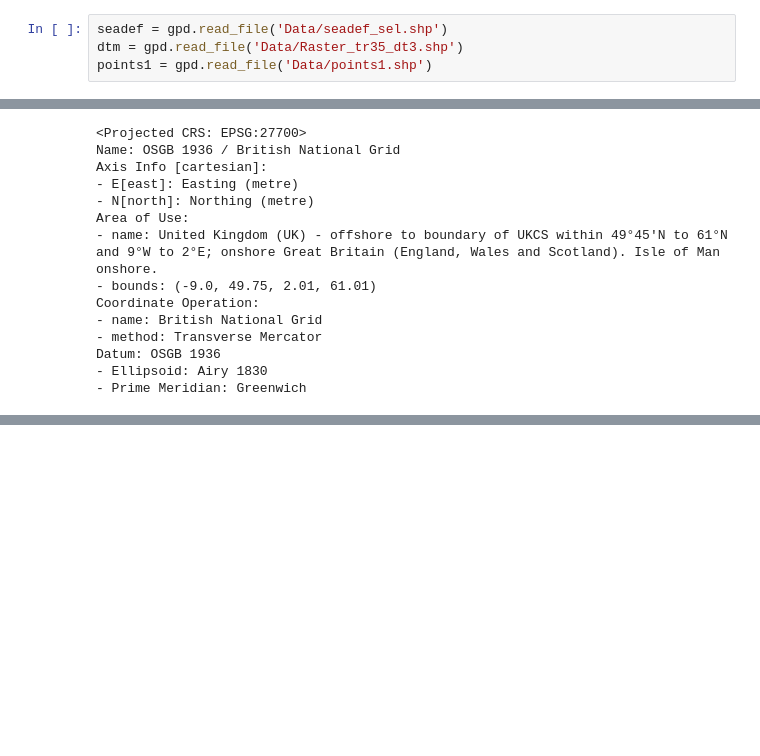
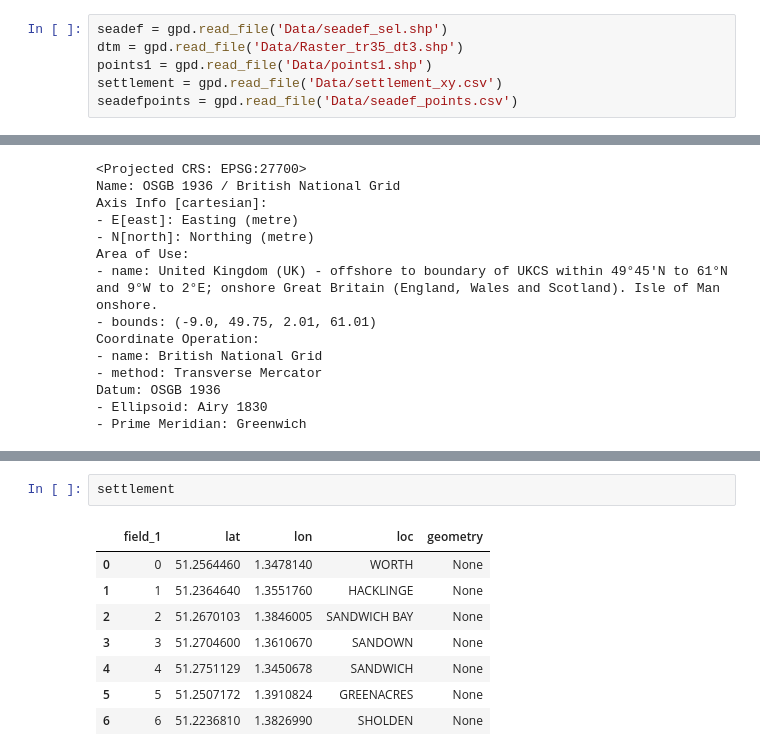
Before and after one commit to pjb41/PBridgesAssignment, a Jupyter notebook: Assign_workings.ipynb, the cells around one changed output, grey strips where cells are left out. Cells and saved outputs as stored; diff of their text form; blank space fills up the shorter version.

```diff
--- a/Assign_workings.ipynb
+++ b/Assign_workings.ipynb
@@ -17,6 +16,8 @@ plt.ion()
 seadef = gpd.read_file('Data/seadef_sel.shp')
 dtm = gpd.read_file('Data/Raster_tr35_dt3.shp')
 points1 = gpd.read_file('Data/points1.shp')
+settlement = gpd.read_file('Data/settlement_xy.csv')
+seadefpoints = gpd.read_file('Data/seadef_points.csv')
 # %%
 points1.crs
 # %% [output]
@@ -141,0 +149,11 @@ plt.show()
+# %%
+settlement
+# %% [output]
+|  | field_1 | lat | lon | loc | geometry |
+| 0 | 0 | 51.2564460 | 1.3478140 | WORTH | None |
+| 1 | 1 | 51.2364640 | 1.3551760 | HACKLINGE | None |
+| 2 | 2 | 51.2670103 | 1.3846005 | SANDWICH BAY | None |
+| 3 | 3 | 51.2704600 | 1.3610670 | SANDOWN | None |
+| 4 | 4 | 51.2751129 | 1.3450678 | SANDWICH | None |
+| 5 | 5 | 51.2507172 | 1.3910824 | GREENACRES | None |
+| 6 | 6 | 51.2236810 | 1.3826990 | SHOLDEN | None |
```
Also changed, not shown: parts of 6 cells of this notebook.
